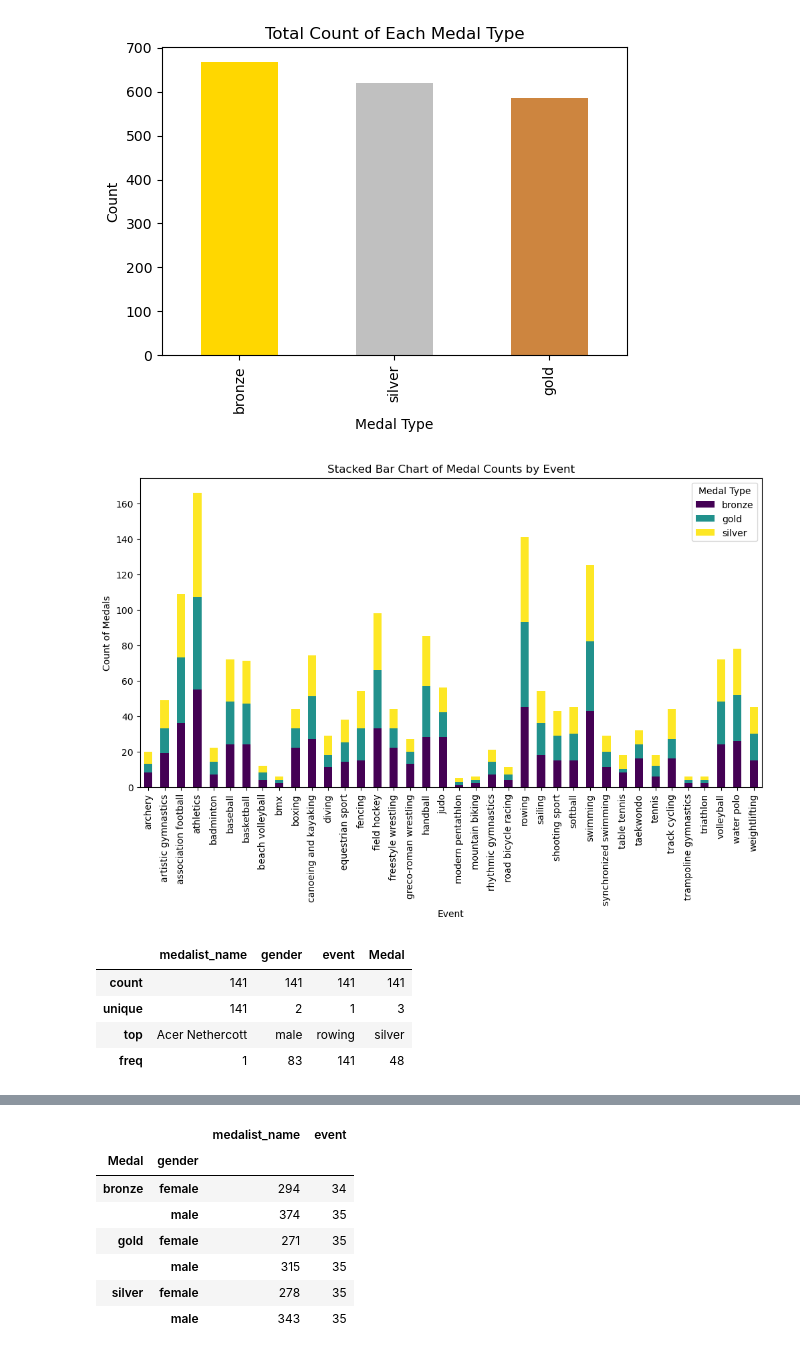
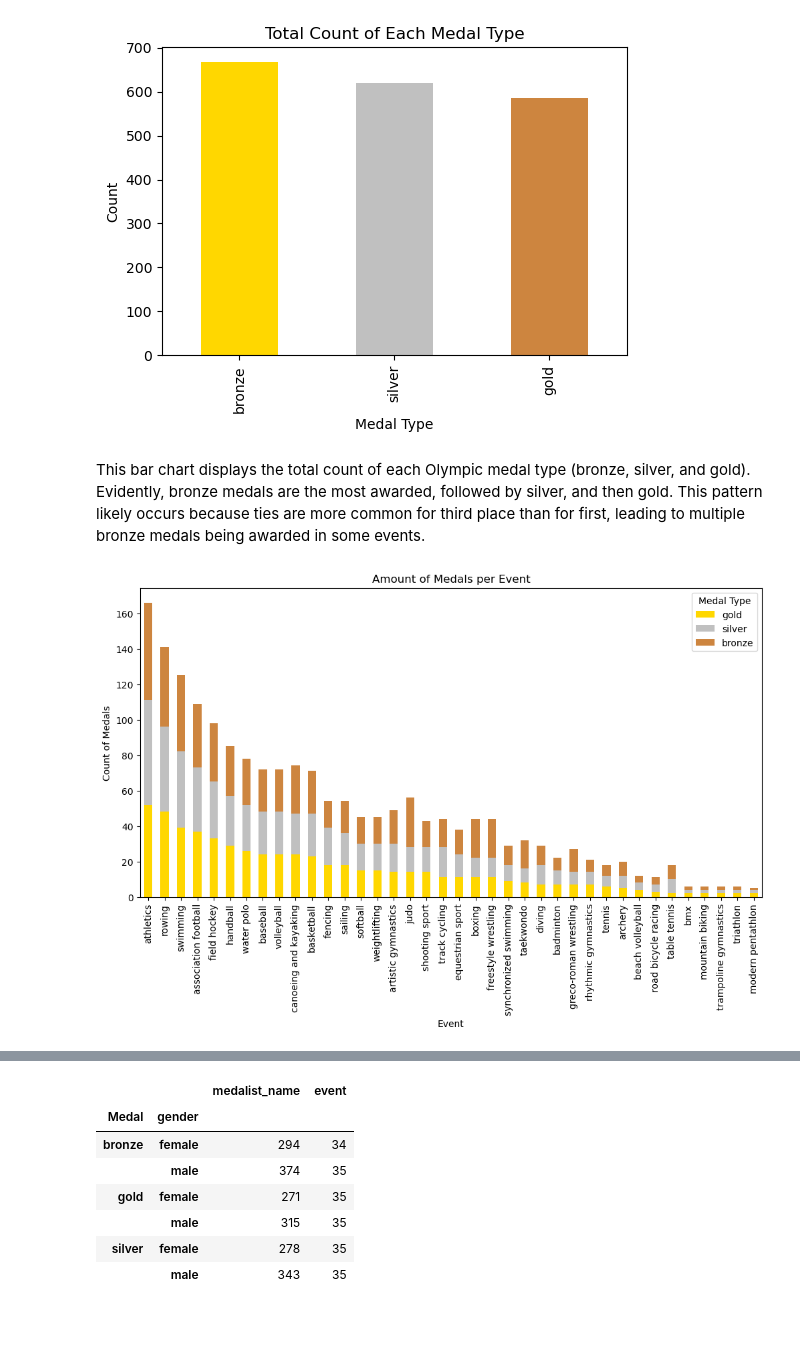
Before and after one commit to silvanamejia1/MEJIA-Python-Portfolio, a Jupyter notebook: Computing II/TidyData_Project/tidy_code.ipynb, the cells around one changed output, grey strips where cells are left out. Cells and saved outputs as stored; diff of their text form; code cells hidden in the pictures; blank space fills up the shorter version.

Commit message:
add final visualizations

```diff
--- a/Computing II/TidyData_Project/tidy_code.ipynb
+++ b/Computing II/TidyData_Project/tidy_code.ipynb
@@ -107,30 +113,27 @@ plt.title("Total Count of Each Medal Type")
 plt.show()
 # %% [output]
 [figure]
+# %% [markdown]
+This bar chart displays the total count of each Olympic medal type (bronze, silver, and gold). Evidently, bronze medals are the most awarded, followed by silver, and then gold. This pattern likely occurs because ties are more common for third place than for first, leading to multiple bronze medals being awarded in some events.
 # %%
-# Group by event and medal type, then count occurrences
-event_medal_counts = olympics_tidy.groupby(['event', 'Medal']).size().unstack()
+# Convert Medal column to an ordered categorical type
+olympics_tidy['Medal'] = pd.Categorical(olympics_tidy['Medal'],
+                                        categories=['gold', 'silver', 'bronze'],
+                                        ordered=True)
+
+# Group by event and medal type, then count occurrences using .size()
+event_medal_counts = olympics_tidy.groupby(['event', 'Medal']).size().unstack().sort_values(by=['gold', 'silver', 'bronze'], ascending=False)
 
 # Plot a stacked bar chart for the number of medals in each event
-event_medal_counts.plot(kind="bar", stacked=True, figsize=(12, 6), colormap="viridis")
+event_medal_counts.plot(kind="bar", stacked=True, figsize=(12, 6), color=["gold", "silver", "peru"])
 
 # Labels and title
 plt.xlabel("Event")
 plt.ylabel("Count of Medals")
-plt.title("Stacked Bar Chart of Medal Counts by Event")
+plt.title("Amount of Medals per Event")
 plt.legend(title="Medal Type")
 
 # Show the plot
 plt.show()
 # %% [output]
-[figure, old version]
+[figure, new version]
-# %%
-rowing_filter = olympics_tidy['event'] == 'rowing'
-rowing = olympics_tidy[rowing_filter]
-rowing.describe()
-# %% [output]
-|  | medalist_name | gender | event | Medal |
-| count | 141 | 141 | 141 | 141 |
-| unique | 141 | 2 | 1 | 3 |
-| top | Acer Nethercott | male | rowing | silver |
-| freq | 1 | 83 | 141 | 48 |
```
Also changed, not shown: parts of 20 cells of this notebook, 1 other file.
